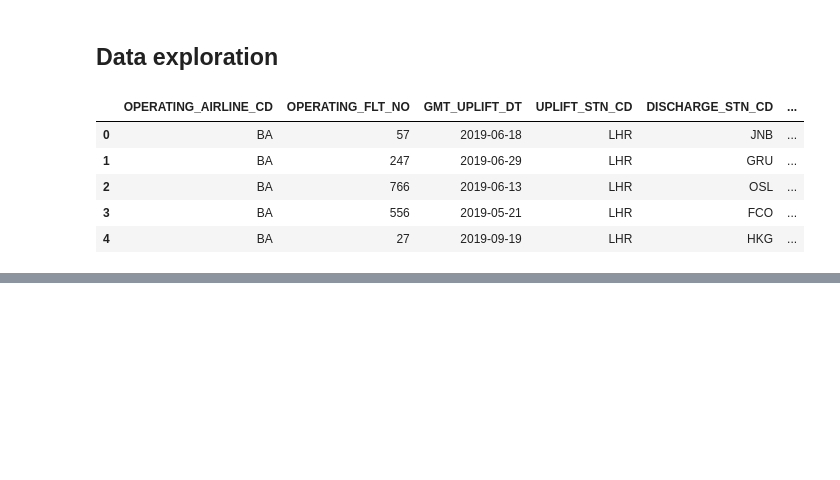
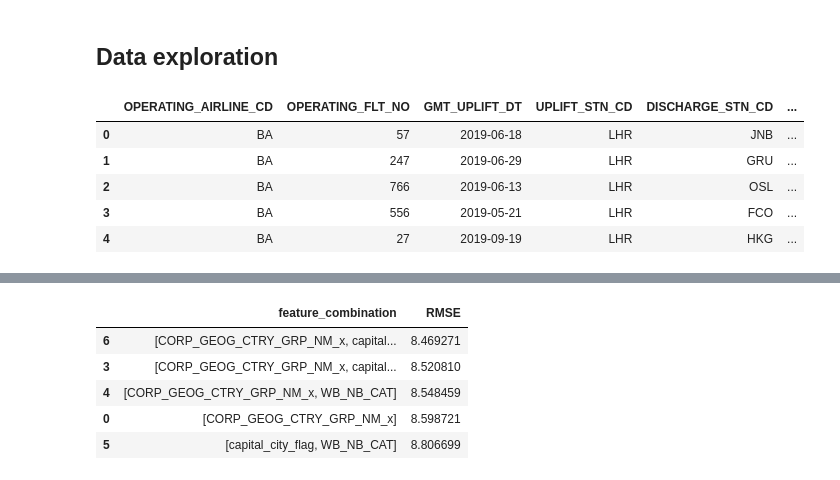
Before and after one commit to archied98/HackathonRepo, a Jupyter notebook: Ops Hackathon Starter Code.ipynb, the cells around one changed output, grey strips where cells are left out. Cells and saved outputs as stored; diff of their text form; code cells hidden in the pictures; blank space fills up the shorter version.

```diff
--- a/Ops Hackathon Starter Code.ipynb
+++ b/Ops Hackathon Starter Code.ipynb
@@ -534,5 +531,5 @@ df_final['month'] = df_final['GMT_PLND_DEP_TS'].dt.month
 df_final['capital_city_flag'] = df_final['capital'].apply(lambda x: 'N' if pd.isnull(x) else 'Y')
 # %%
 features = ['CORP_GEOG_CTRY_GRP_NM_x','time_cat','season','weekend_flag','WB_NB_CAT','capital_city_flag']
-#'WB_NB_CAT','time_cat']
+features = ['CORP_GEOG_CTRY_GRP_NM_x','capital_city_flag','WB_NB_CAT']
 final_table = combination_evaluation(features, df_final)
@@ -540,0 +545,9 @@ final_table = combination_evaluation(features, df_final)
+# %%
+final_table.head()
+# %% [output]
+|  | feature_combination | RMSE |
+| 6 | [CORP_GEOG_CTRY_GRP_NM_x, capital... | 8.469271 |
+| 3 | [CORP_GEOG_CTRY_GRP_NM_x, capital... | 8.520810 |
+| 4 | [CORP_GEOG_CTRY_GRP_NM_x, WB_NB_CAT] | 8.548459 |
+| 0 | [CORP_GEOG_CTRY_GRP_NM_x] | 8.598721 |
+| 5 | [capital_city_flag, WB_NB_CAT] | 8.806699 |
```
Also changed, not shown: parts of 3 cells of this notebook.
